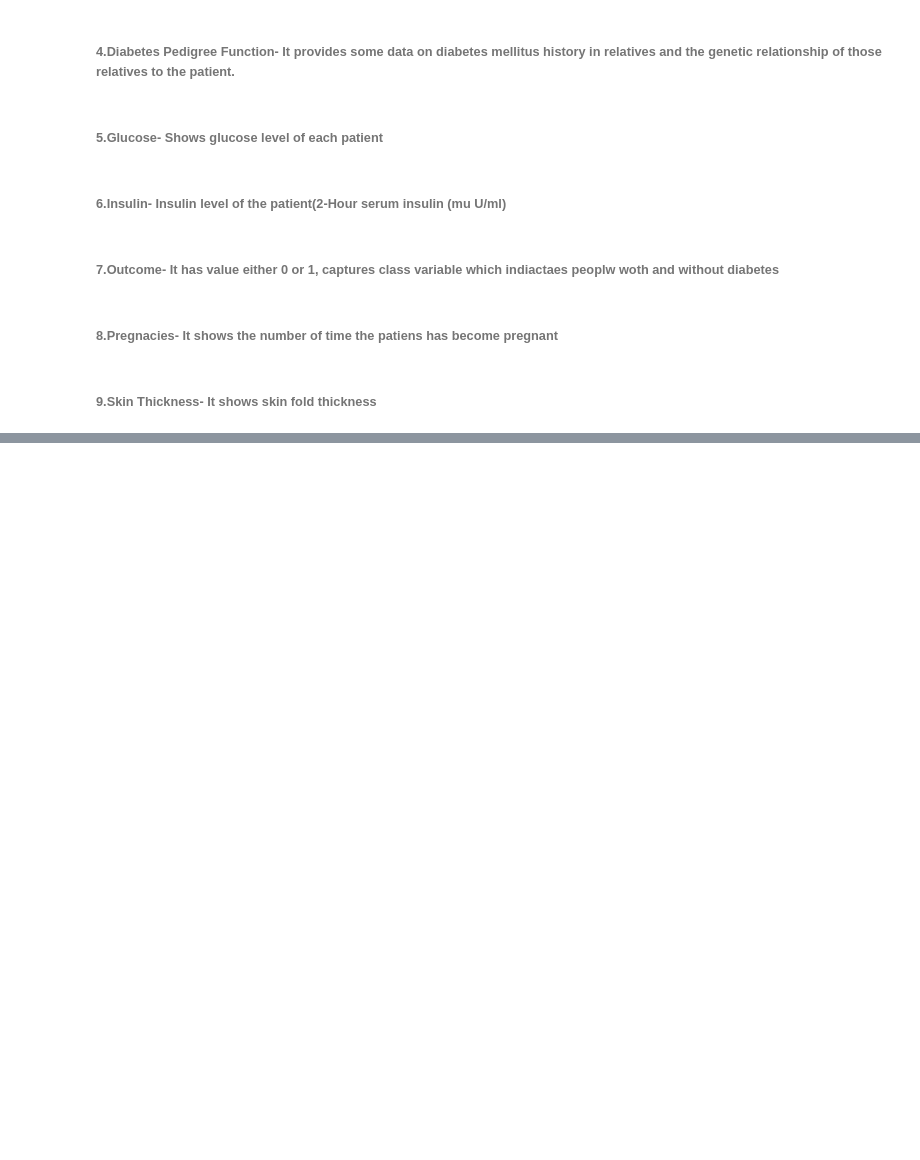
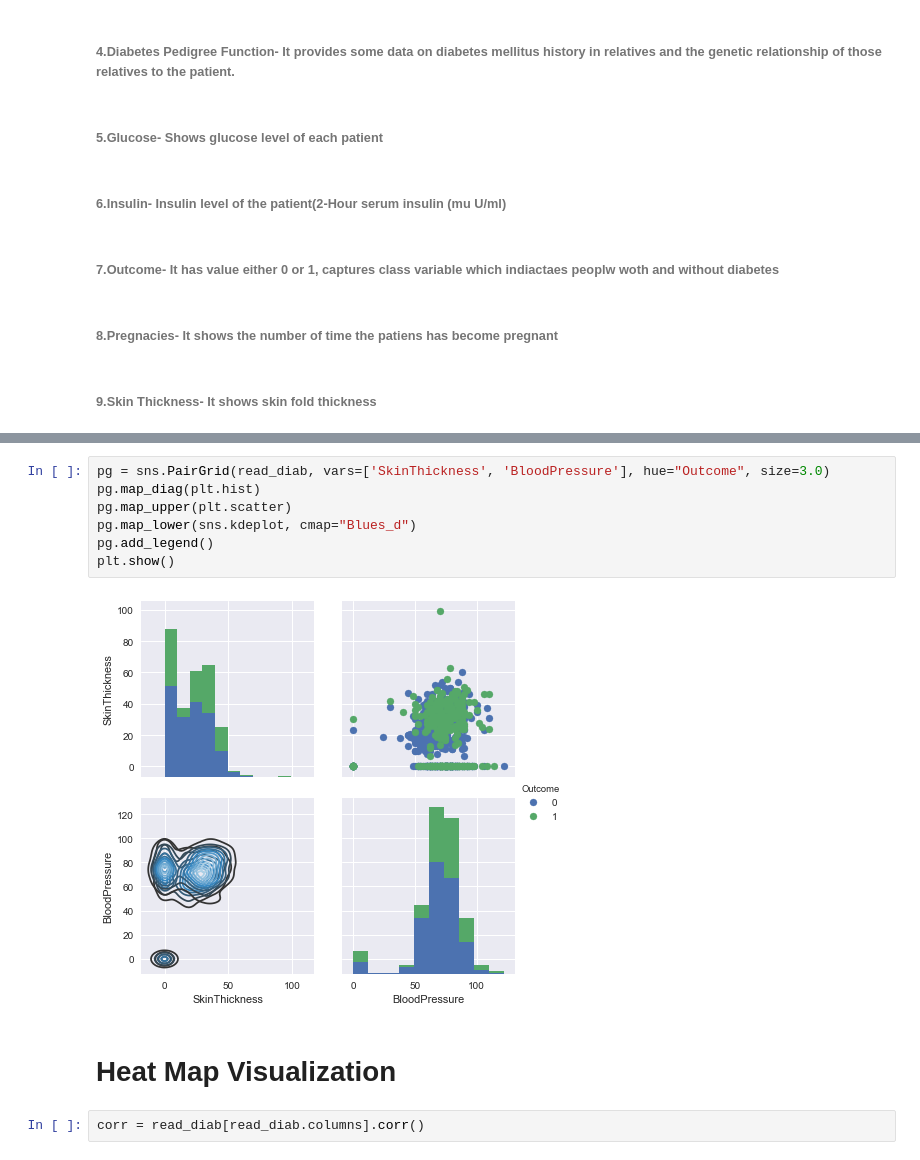
Before and after one commit to saurabhanand11/datasciencecoursera, a Jupyter notebook: Capstone1.ipynb, the cells around one changed output, grey strips where cells are left out. Saved outputs shown, nothing was run; the diff lists cells and outputs as text; blank space fills up the shorter version.

```diff
--- a/Capstone1.ipynb
+++ b/Capstone1.ipynb
@@ -79,0 +123,13 @@ plt.show()
+# %%
+pg = sns.PairGrid(read_diab, vars=['SkinThickness', 'BloodPressure'], hue="Outcome", size=3.0)
+pg.map_diag(plt.hist)
+pg.map_upper(plt.scatter)
+pg.map_lower(sns.kdeplot, cmap="Blues_d")
+pg.add_legend()
+plt.show()
+# %% [output]
+[figure, added]
+# %% [markdown]
+# Heat Map Visualization
+# %%
+corr = read_diab[read_diab.columns].corr()
```
Also changed, not shown: parts of 11 cells of this notebook.
